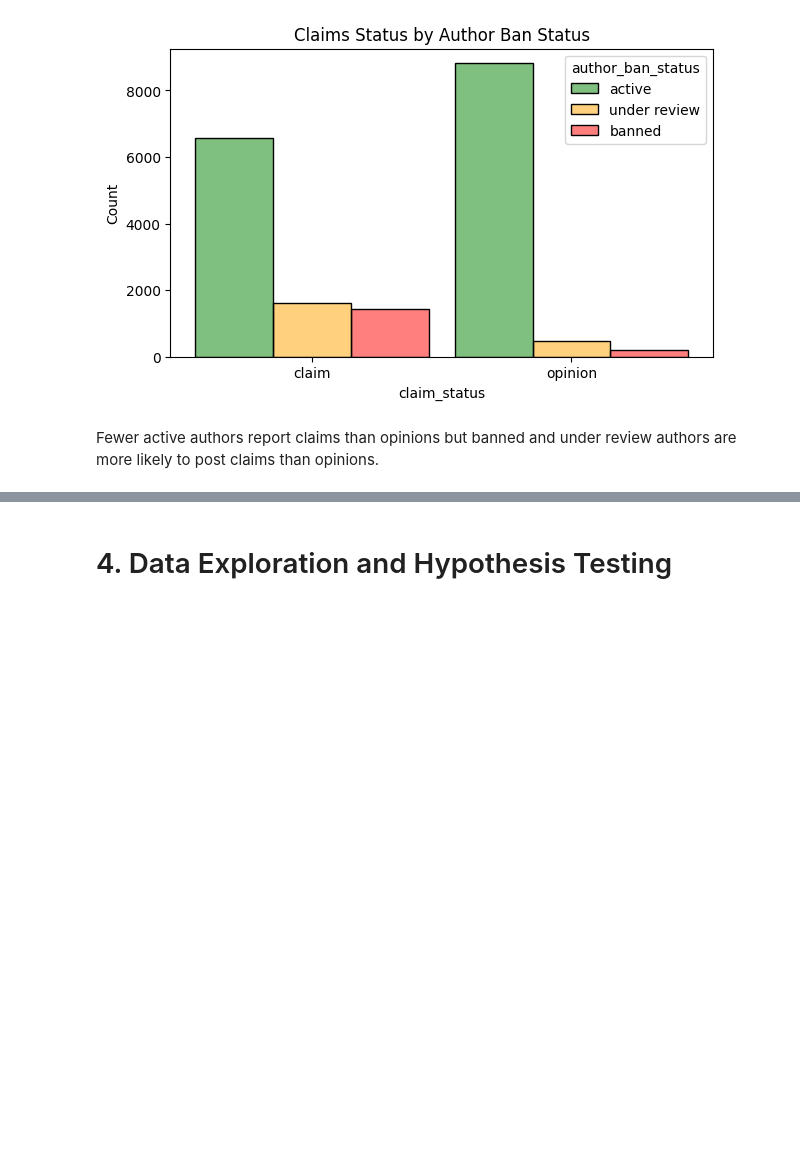
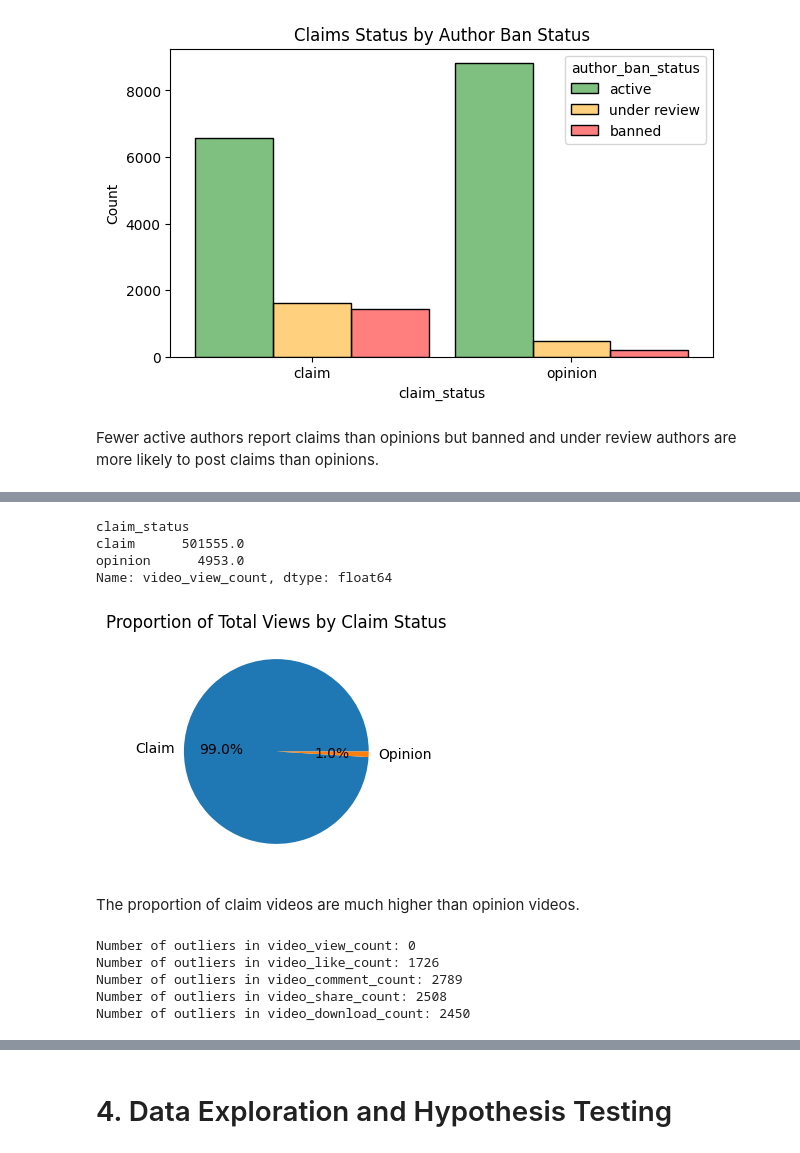
Before and after one commit to hugocheong/tiktok-claims-classification, a Jupyter notebook: claims-project.ipynb, the cells around one changed output, grey strips where cells are left out. Saved outputs shown, nothing was run; the diff lists cells and outputs as text; code cells hidden in the pictures; blank space fills up the shorter version.

```diff
--- a/claims-project.ipynb
+++ b/claims-project.ipynb
@@ -295,0 +314,35 @@ Fewer active authors report claims than opinions but banned and under review aut
+# %%
+# Calculate the median for claim status
+data.groupby('claim_status')['video_view_count'].median()
+# %% [output]
+claim_status
+claim      501555.0
+opinion      4953.0
+Name: video_view_count, dtype: float64
+# %%
+# Calculate a pie chart for total views by claim status
+fig = plt.figure(figsize=(4,3))
+plt.pie(data.groupby('claim_status')['video_view_count'].sum(), labels=['Claim', 'Opinion'], autopct='%1.1f%%')
+plt.title('Proportion of Total Views by Claim Status');
+# %% [output]
+[figure, added]
+# %% [markdown]
+The proportion of claim videos are much higher than opinion videos.
+# %%
+# Determine the number of outliers with interquartile range method
+cols = ['video_view_count', 'video_like_count', 'video_comment_count', 'video_share_count', 'video_download_count']
+
+for columns in cols:
+    Q1 = data[columns].quantile(0.25)
+    Q3 = data[columns].quantile(0.75)
+    IQR = Q3 - Q1
+    lower_bound = Q1 - 1.5 * IQR
+    upper_bound = Q3 + 1.5 * IQR
+    outliers = data[(data[columns] < lower_bound) | (data[columns] > upper_bound)]
+    print(f'Number of outliers in {columns}: {len(outliers)}')
+# %% [output]
+Number of outliers in video_view_count: 0
+Number of outliers in video_like_count: 1726
+Number of outliers in video_comment_count: 2789
+Number of outliers in video_share_count: 2508
+Number of outliers in video_download_count: 2450
```
Also changed, not shown: parts of 5 cells of this notebook.
